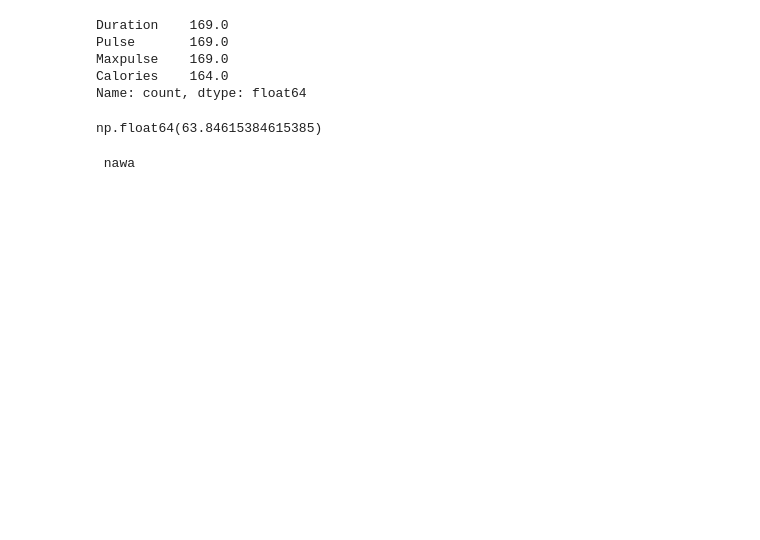
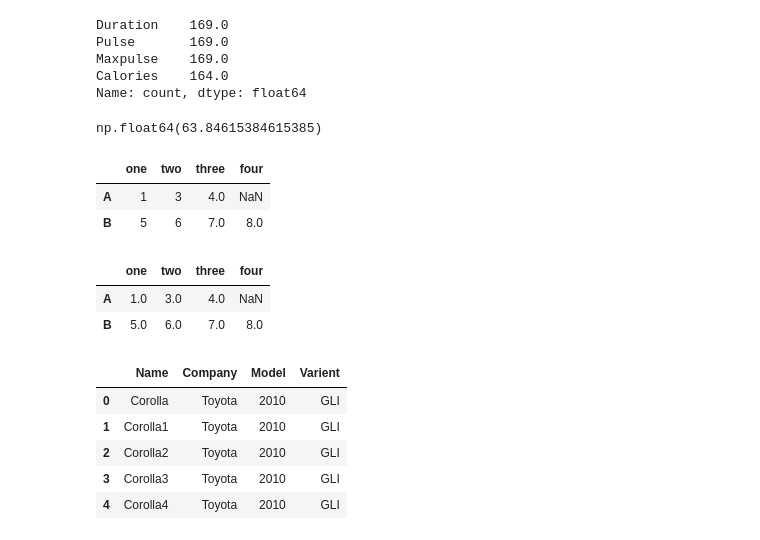
Before and after one commit to memonY49/SMIT-AIDS-Yasir-Batch1, a Jupyter notebook: Untitled.ipynb, the cells around one changed output. Cells and saved outputs as stored; diff of their text form; code cells hidden in the pictures; blank space fills up the shorter version.

```diff
--- a/Untitled.ipynb
+++ b/Untitled.ipynb
@@ -223,6 +205,31 @@ mydf.Duration.mean()
 # %% [output]
 np.float64(63.84615384615385)
 # %%
-print("yasir\r nawaz\b")
+my_df = pd.DataFrame([[1,3,4],[5,6,7,8]],columns = ["one","two","three","four"],index = ["A","B"],dtype = float)
-# %% [output]
- nawa
+# %%
+my_df.astype({"one":int,"two":int})
+# %% [output]
+|  | one | two | three | four |
+| A | 1 | 3 | 4.0 | NaN |
+| B | 5 | 6 | 7.0 | 8.0 |
+# %%
+my_df
+# %% [output]
+|  | one | two | three | four |
+| A | 1.0 | 3.0 | 4.0 | NaN |
+| B | 5.0 | 6.0 | 7.0 | 8.0 |
+# %%
+my_df1 = pd.DataFrame([{"Name":"Corolla","Company":"Toyota","Model":"2010","Varient": "GLI"},
+                      {"Name":"Corolla1","Company":"Toyota","Model":"2010","Varient": "GLI"},
+                      {"Name":"Corolla2","Company":"Toyota","Model":"2010","Varient": "GLI"},
+                      {"Name":"Corolla3","Company":"Toyota","Model":"2010","Varient": "GLI"},
+                      {"Name":"Corolla4","Company":"Toyota","Model":"2010","Varient": "GLI"}])
+# %%
+my_df1
+# %% [output]
+|  | Name | Company | Model | Varient |
+| 0 | Corolla | Toyota | 2010 | GLI |
+| 1 | Corolla1 | Toyota | 2010 | GLI |
+| 2 | Corolla2 | Toyota | 2010 | GLI |
+| 3 | Corolla3 | Toyota | 2010 | GLI |
+| 4 | Corolla4 | Toyota | 2010 | GLI |
```
Also changed, not shown: parts of 11 cells of this notebook, 3 other files.
